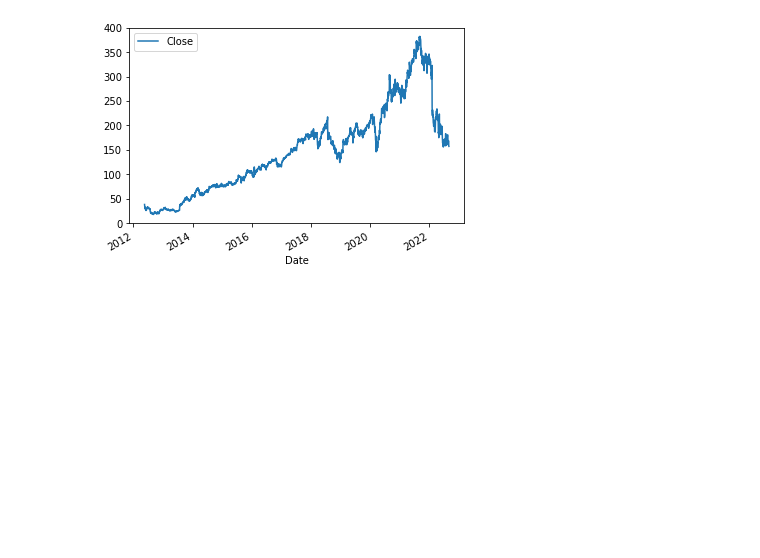
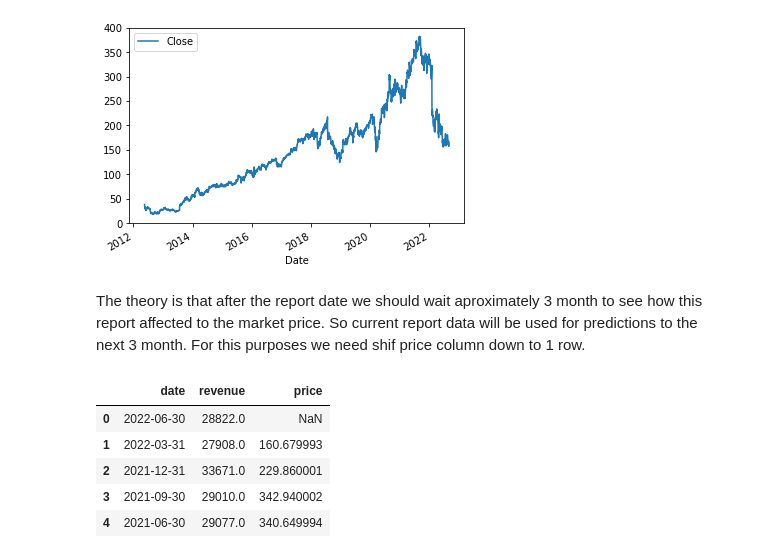
Before and after one commit to myredex/meta_stock_price_prediction, a Jupyter notebook: meta_ink_pred.ipynb, the cells around one changed output. Saved outputs shown, nothing was run; the diff lists cells and outputs as text; code cells hidden in the pictures; blank space fills up the shorter version.

```diff
--- a/meta_ink_pred.ipynb
+++ b/meta_ink_pred.ipynb
@@ -127,0 +181,3 @@ my_func(hist, revenue_dataframe)
+# %% [markdown]
+The theory is that after the report date we should wait aproximately 3 month to see  how this report affected to the market price. So current report data will be used for predictions to the next 3 month.
+For this purposes we need shif price column down to 1 row.
@@ -127,0 +189,9 @@ my_func(hist, revenue_dataframe)
+# %%
+price_rev_df_shifted.head()
+# %% [output]
+|  | date | revenue | price |
+| 0 | 2022-06-30 | 28822.0 | NaN |
+| 1 | 2022-03-31 | 27908.0 | 160.679993 |
+| 2 | 2021-12-31 | 33671.0 | 229.860001 |
+| 3 | 2021-09-30 | 29010.0 | 342.940002 |
+| 4 | 2021-06-30 | 29077.0 | 340.649994 |
```
Also changed, not shown: parts of 23 cells of this notebook.
